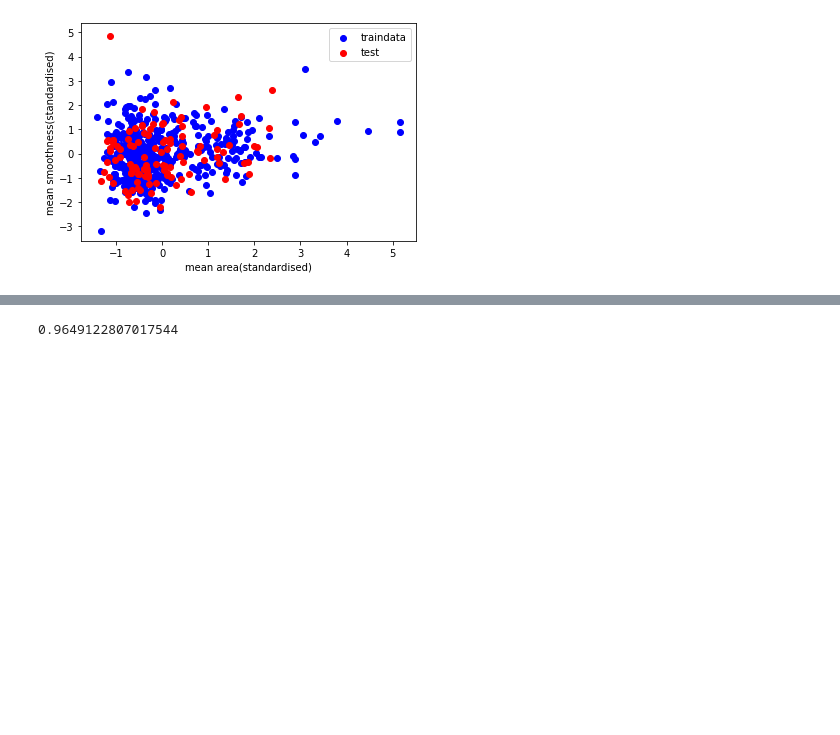
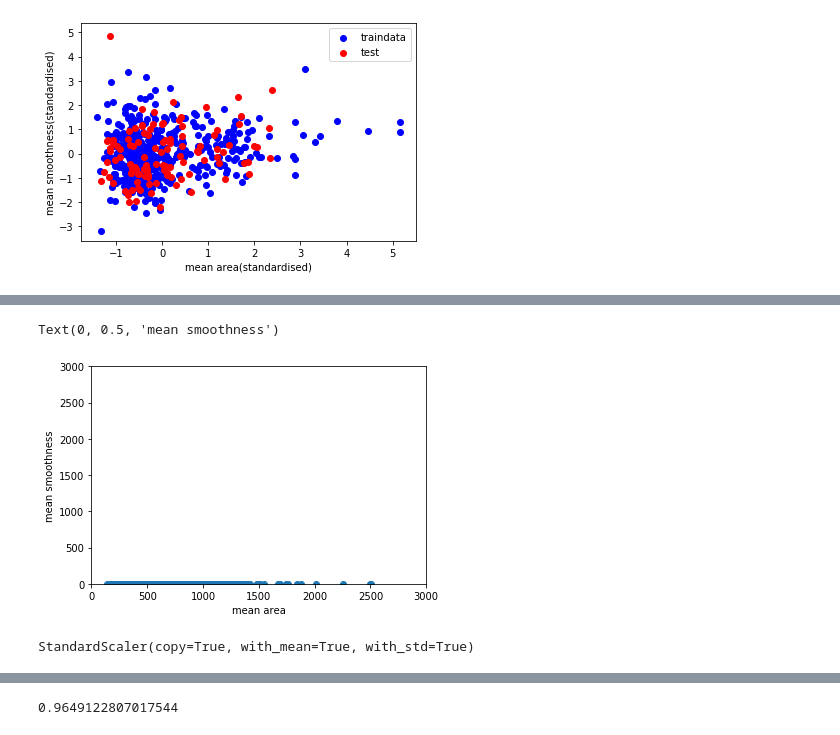
Before and after one commit to ducksfrogs/udemy_dataAna_py, a Jupyter notebook: jp_scikit/標準化.ipynb, the cells around one changed output, grey strips where cells are left out. Saved outputs shown, nothing was run; the diff lists cells and outputs as text; code cells hidden in the pictures; blank space fills up the shorter version.

```diff
--- a/jp_scikit/標準化.ipynb
+++ b/jp_scikit/標準化.ipynb
@@ -90,0 +123,9 @@ plt.legend(loc="best");
+# %%
+plt.scatter(data.data[:,3], data.data[:,4])
+plt.xlim(0,3000)
+plt.ylim(0,3000)
+plt.xlabel(data.feature_names[3])
+plt.ylabel(data.feature_names[4])
+# %% [output]
+Text(0, 0.5, 'mean smoothness')
+[figure, added]
@@ -90,0 +145,4 @@ plt.legend(loc="best");
+# %%
+scaler.fit(X_train)
+# %% [output]
+StandardScaler(copy=True, with_mean=True, with_std=True)
```
Also changed, not shown: parts of 10 cells of this notebook, 1 other file.
